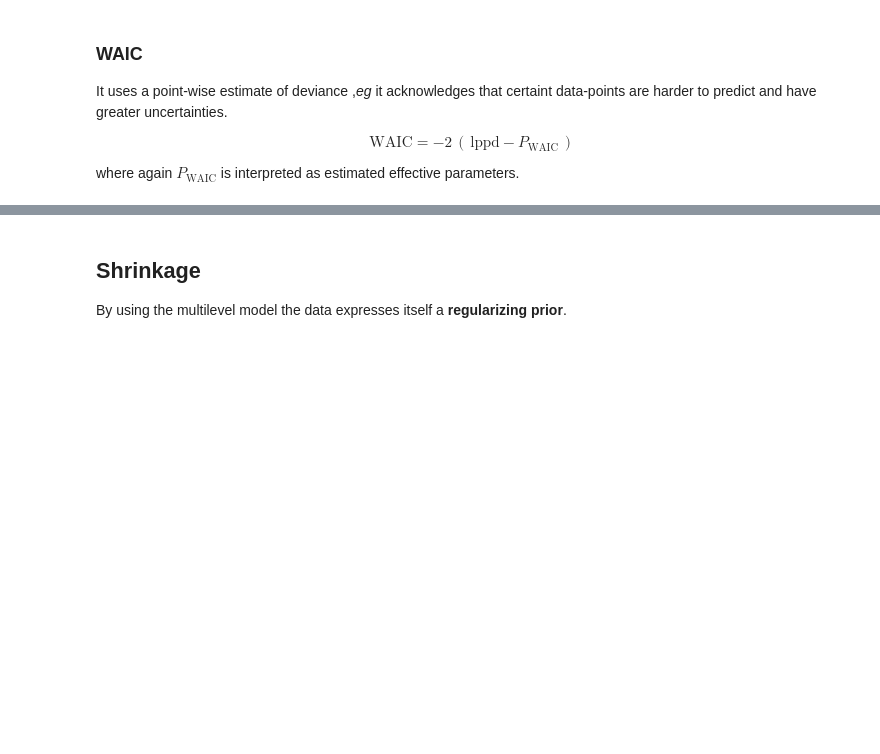
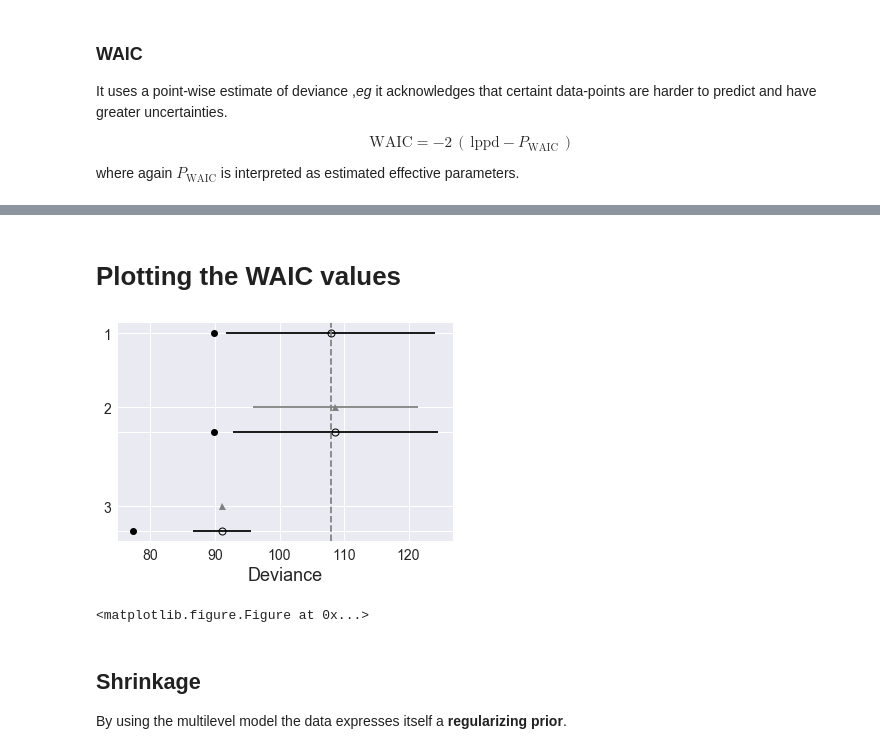
Before and after one commit to agarbuno/bayesreg, a Jupyter notebook: tutorial-p2.ipynb, the cells around one changed output, grey strips where cells are left out. Cells and saved outputs as stored; diff of their text form; code cells hidden in the pictures; blank space fills up the shorter version.

Commit message:
waic plots added

```diff
--- a/tutorial-p2.ipynb
+++ b/tutorial-p2.ipynb
@@ -426,3 +430,11 @@ pm.stats.compare(traces, models)
+# %% [markdown]
+# Plotting the WAIC values
+# %%
+pm.compareplot(dfwaic.loc[range(1,4)]);
+plt.figure(figsize=(15, 5));
+# %% [output]
+[figure, added]
+<matplotlib.figure.Figure at 0x...>
 # %% [markdown]
 ## Shrinkage
 
```
Also changed, not shown: parts of 27 cells of this notebook, 3 other files.
